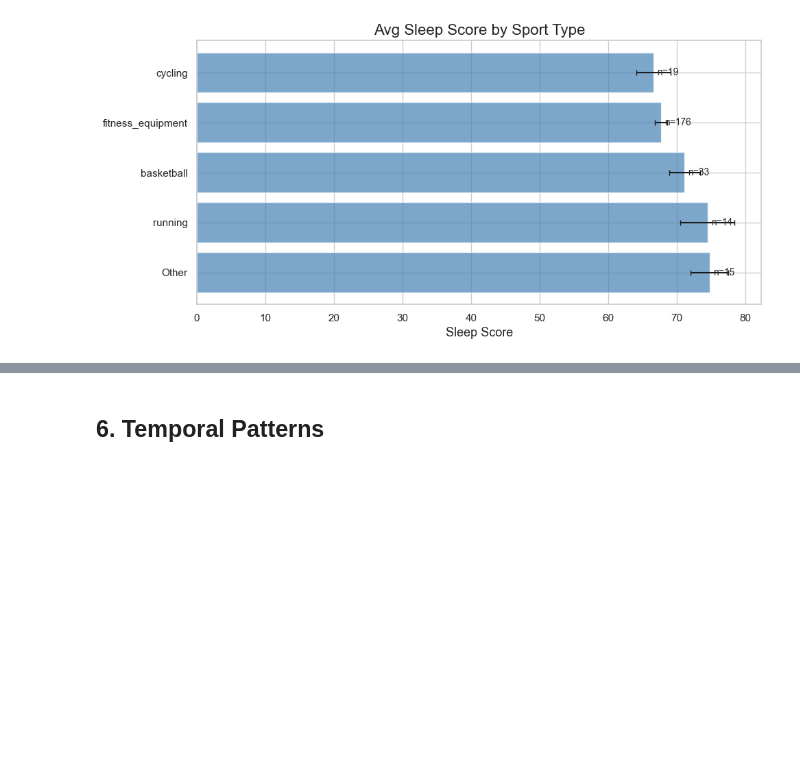
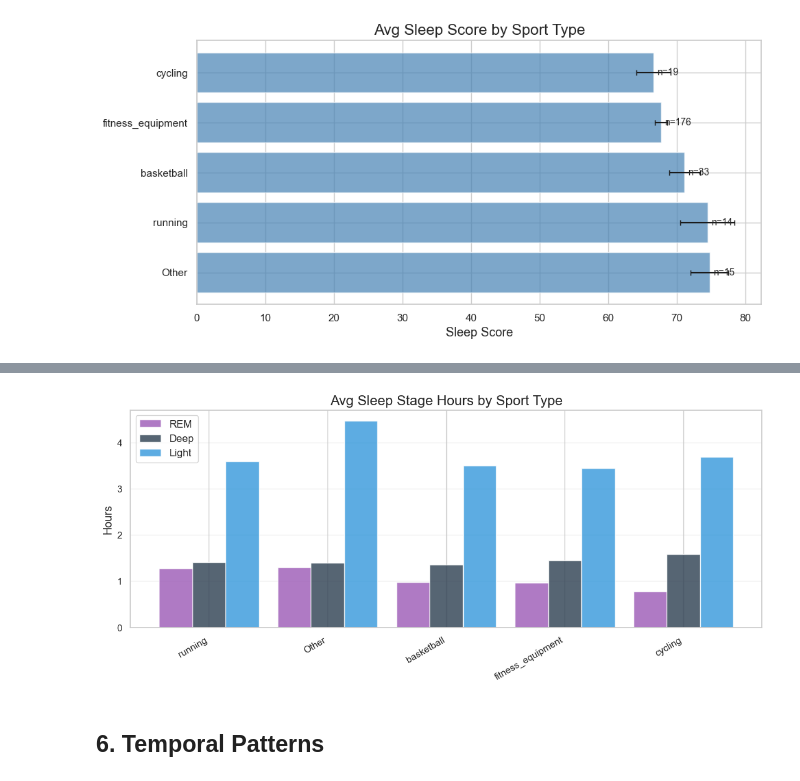
Before and after one commit to yyinhsu/garmin_data_analyze, a Jupyter notebook: analysis/sleep_analysis.ipynb, the cells around one changed output, grey strips where cells are left out. Cells and saved outputs as stored; diff of their text form; code cells hidden in the pictures; blank space fills up the shorter version.

```diff
--- a/analysis/sleep_analysis.ipynb
+++ b/analysis/sleep_analysis.ipynb
@@ -354,3 +448,26 @@ plt.show()
+# %%
+# Sleep stage breakdown by sport type
+stage_cols = ["rem_sleep_hours", "deep_sleep_hours", "light_sleep_hours"]
+stage_labels = ["REM", "Deep", "Light"]
+stage_colors = ["#9b59b6", "#2c3e50", "#3498db"]
+
+stage_by_sport = sport_data.groupby("primary_sport")[stage_cols].mean().reindex(sport_order)
+
+fig, ax = plt.subplots(figsize=(11, 5))
+x = np.arange(len(sport_order))
+width = 0.28
+for i, (col, label, color) in enumerate(zip(stage_cols, stage_labels, stage_colors)):
+    ax.bar(x + i * width, stage_by_sport[col], width, label=label, color=color, alpha=0.8)
+ax.set_xticks(x + width)
+ax.set_xticklabels(sport_order, rotation=30, ha="right")
+ax.set_ylabel("Hours")
+ax.set_title("Avg Sleep Stage Hours by Sport Type")
+ax.legend()
+ax.grid(axis="y", alpha=0.3)
+plt.tight_layout()
+plt.show()
+# %% [output]
+[figure, added]
 # %% [markdown]
 ## 6. Temporal Patterns
 # %%
```
Also changed, not shown: parts of 11 cells of this notebook, 1 other file.
